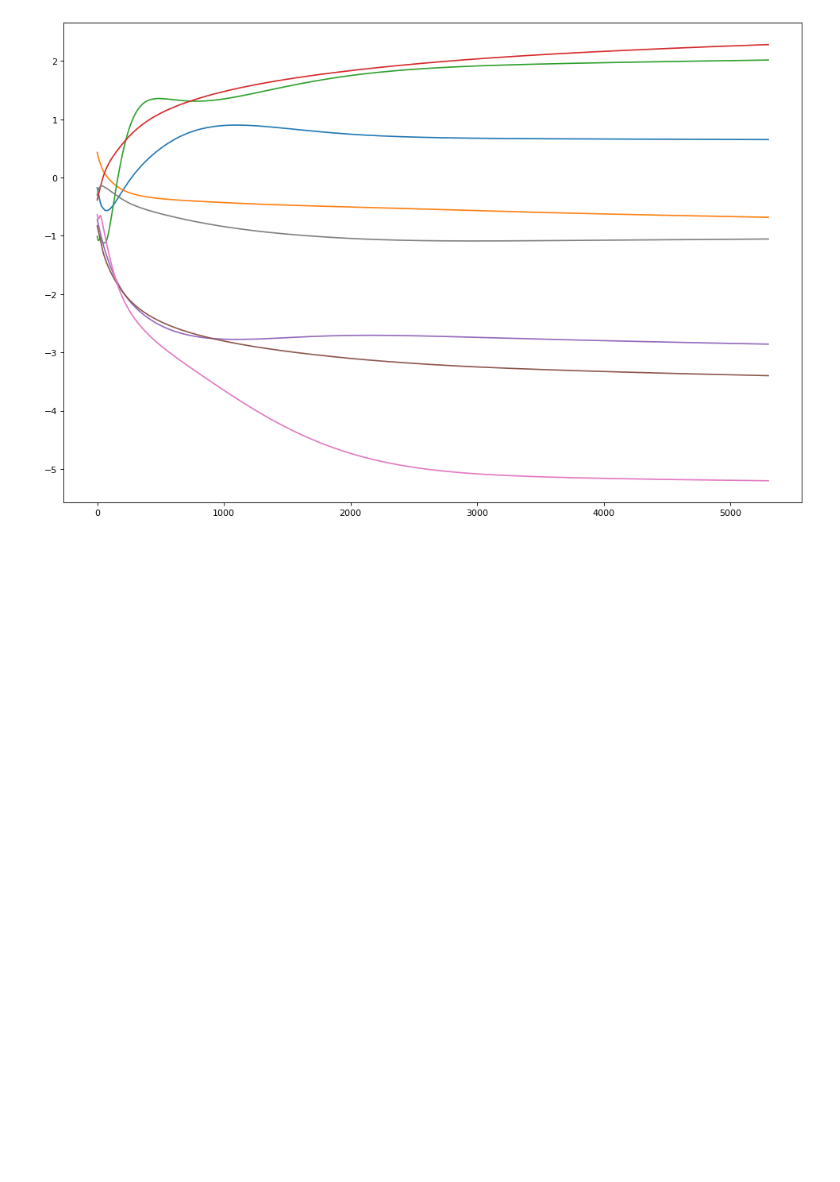
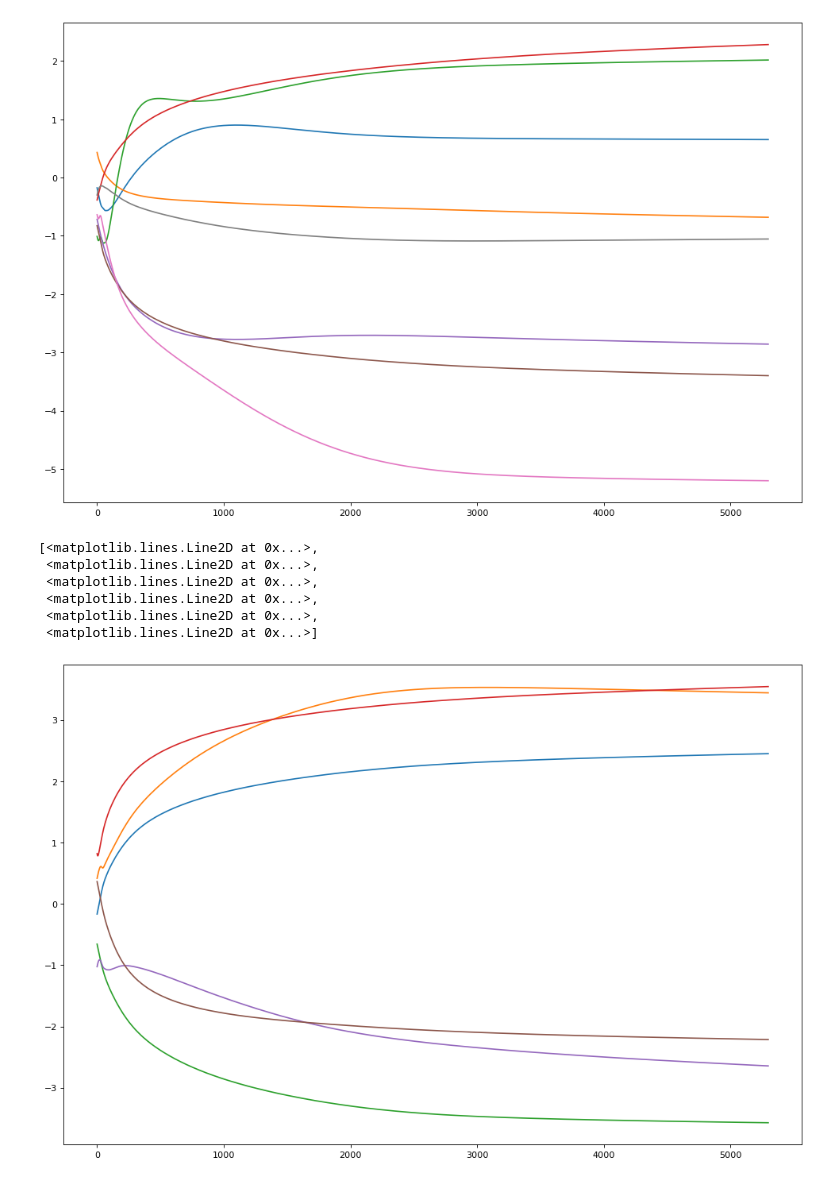
Before and after one commit to ButterFine/AI-assignment, a Jupyter notebook: AI - Assignment Final.ipynb, the cells around one changed output. Saved outputs shown, nothing was run; the diff lists cells and outputs as text; code cells hidden in the pictures; blank space fills up the shorter version.

```diff
--- a/AI - Assignment Final.ipynb
+++ b/AI - Assignment Final.ipynb
@@ -92,9 +92,17 @@ plt.plot(xp, yp)
 # %%
 figure(num=None, figsize=(15, 10), dpi=80, facecolor='w', edgecolor='k')
 yp = temp2
-xp = range(500)
+xp = range(5300)
 # lp = ['w11_21','w11_22','w12_21','w12_22','w13_21','w13_22','w14_21','w14_22','w21_31','w21_32','w21_33','w22_31','w22_32','w22_33']
 plt.plot(xp, yp)
+# %% [output]
+[<matplotlib.lines.Line2D at 0x...>,
+ <matplotlib.lines.Line2D at 0x...>,
+ <matplotlib.lines.Line2D at 0x...>,
+ <matplotlib.lines.Line2D at 0x...>,
+ <matplotlib.lines.Line2D at 0x...>,
+ <matplotlib.lines.Line2D at 0x...>]
+[figure, added]
 # %%
 %time
 nfold = 10
```
Also changed, not shown: parts of 19 cells of this notebook.
